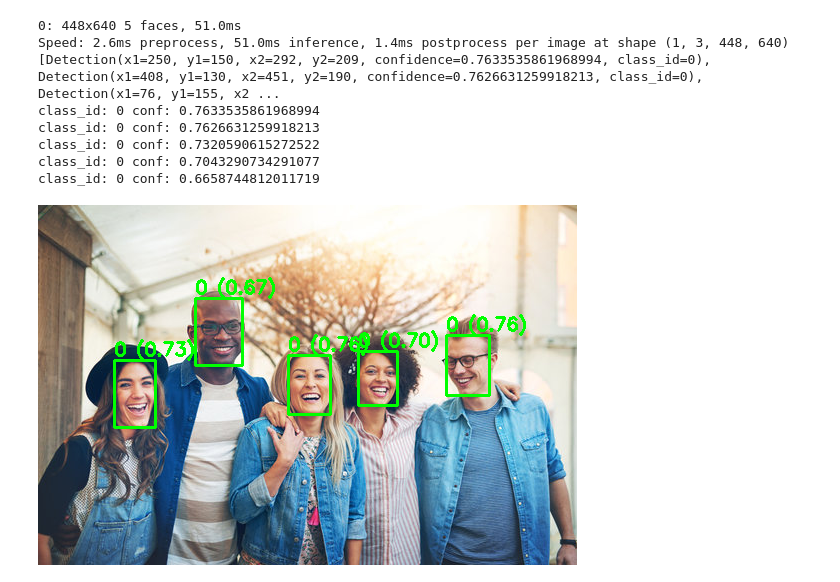
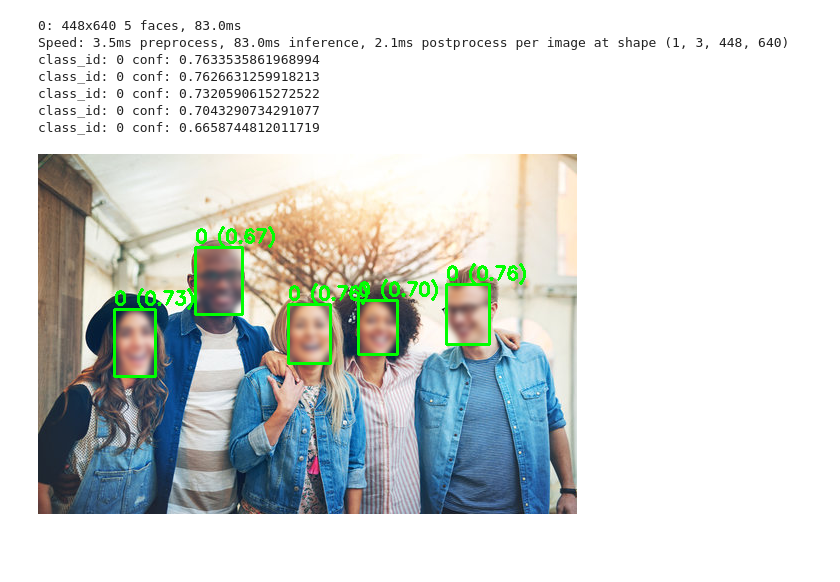
Before and after one commit to GiovanniCordaUni/video_anonymization, a Jupyter notebook: notebooks/test_yolo.ipynb, the cells around one changed output. Saved outputs shown, nothing was run; the diff lists cells and outputs as text; code cells hidden in the pictures; blank space fills up the shorter version.

Commit message:
test_1 anonymizer (Gaussian Blur)

```diff
--- a/notebooks/test_yolo.ipynb
+++ b/notebooks/test_yolo.ipynb
@@ -17,6 +17,7 @@ _project_root = _find_project_root_with_src()
 if _project_root and _project_root not in sys.path:
     sys.path.insert(0, _project_root)
 
+from src.anonymizers.gaussian_blur import apply_gaussian_blur
 from PIL import Image
 from IPython.display import display
 from src.detectors.yolov8_detector import YoloV8Detector
@@ -32,35 +33,39 @@ def cv2_imshow(img):
     if isinstance(img, np.ndarray):
         img_rgb = cv2.cvtColor(img, cv2.COLOR_BGR2RGB)
         display(Image.fromarray(img_rgb))
     else:
         display(img)
 
 img_path = "C:/Users/giova/OneDrive/Desktop/tesi/project/data/input/images/test.jpg"
 img = cv2.imread(img_path)
 #cv2_imshow(img)
 
 detector = YoloV8Detector(
     model_path="C:/Users/giova/OneDrive/Desktop/tesi/project/models/yolov8/yolov8n-face.pt",
     conf_threshold=0.5,
     device="cpu",
     classes=[0]        # [0] solo 'face'
 )
 
 detections = detector.detect(img)
-print(detections)
+#print(detections)
 for d in detections:
     print("class_id:", d.class_id, "conf:", d.confidence)
+
+# per ogni faccia trovata
+for det in detections:
+    box = [det.x1, det.y1, det.x2, det.y2]
+    img = apply_gaussian_blur(img, box)
 
 
 boxed = draw_boxes(img, detections)
 cv2_imshow(boxed)
 # %% [output]
-0: 448x640 5 faces, 51.0ms
-Speed: 2.6ms preprocess, 51.0ms inference, 1.4ms postprocess per image at shape (1, 3, 448, 640)
-[Detection(x1=250, y1=150, x2=292, y2=209, confidence=0.7633535861968994, class_id=0), Detection(x1=408, y1=130, x2=451, y2=190, confidence=0.7626631259918213, class_id=0), Detection(x1=76, y1=155, x2 ...
+0: 448x640 5 faces, 83.0ms
+Speed: 3.5ms preprocess, 83.0ms inference, 2.1ms postprocess per image at shape (1, 3, 448, 640)
 class_id: 0 conf: 0.7633535861968994
 class_id: 0 conf: 0.7626631259918213
 class_id: 0 conf: 0.7320590615272522
 class_id: 0 conf: 0.7043290734291077
 class_id: 0 conf: 0.6658744812011719
-[figure, old version]
+[figure, new version]
```
